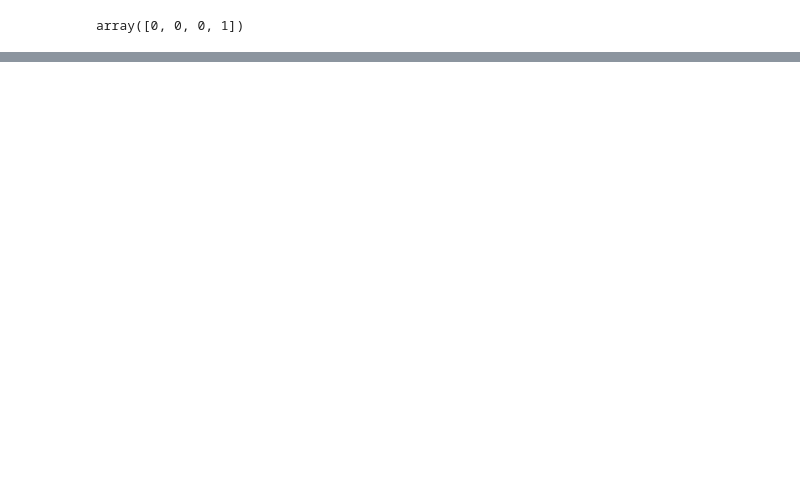
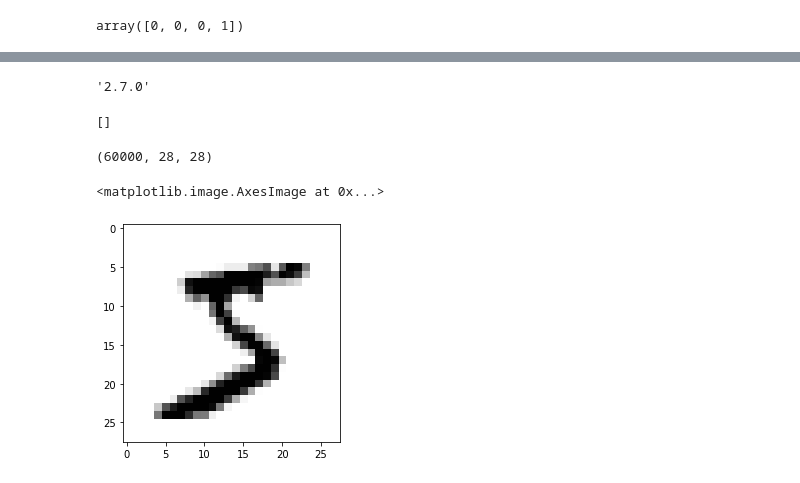
Before and after one commit to pandeykamal6/MLOPS, a Jupyter notebook: Perceptron Implementation.ipynb, the cells around one changed output, grey strips where cells are left out. Saved outputs shown, nothing was run; the diff lists cells and outputs as text; code cells hidden in the pictures; blank space fills up the shorter version.

```diff
--- a/Perceptron Implementation.ipynb
+++ b/Perceptron Implementation.ipynb
@@ -122,0 +178,8 @@ array([0, 0, 0, 1])
+# %%
+trf.__version__
+# %% [output]
+'2.7.0'
+# %%
+trf.config.list_physical_devices('GPU')
+# %% [output]
+[]
@@ -122,0 +190,10 @@ array([0, 0, 0, 1])
+# %%
+x_train_full.shape#60k datapoints
+# %% [output]
+(60000, 28, 28)
+# %%
+img=x_train[0]
+plt.imshow(img,cmap='binary')
+# %% [output]
+<matplotlib.image.AxesImage at 0x...>
+[figure, added]
```
Also changed, not shown: parts of 28 cells of this notebook.
